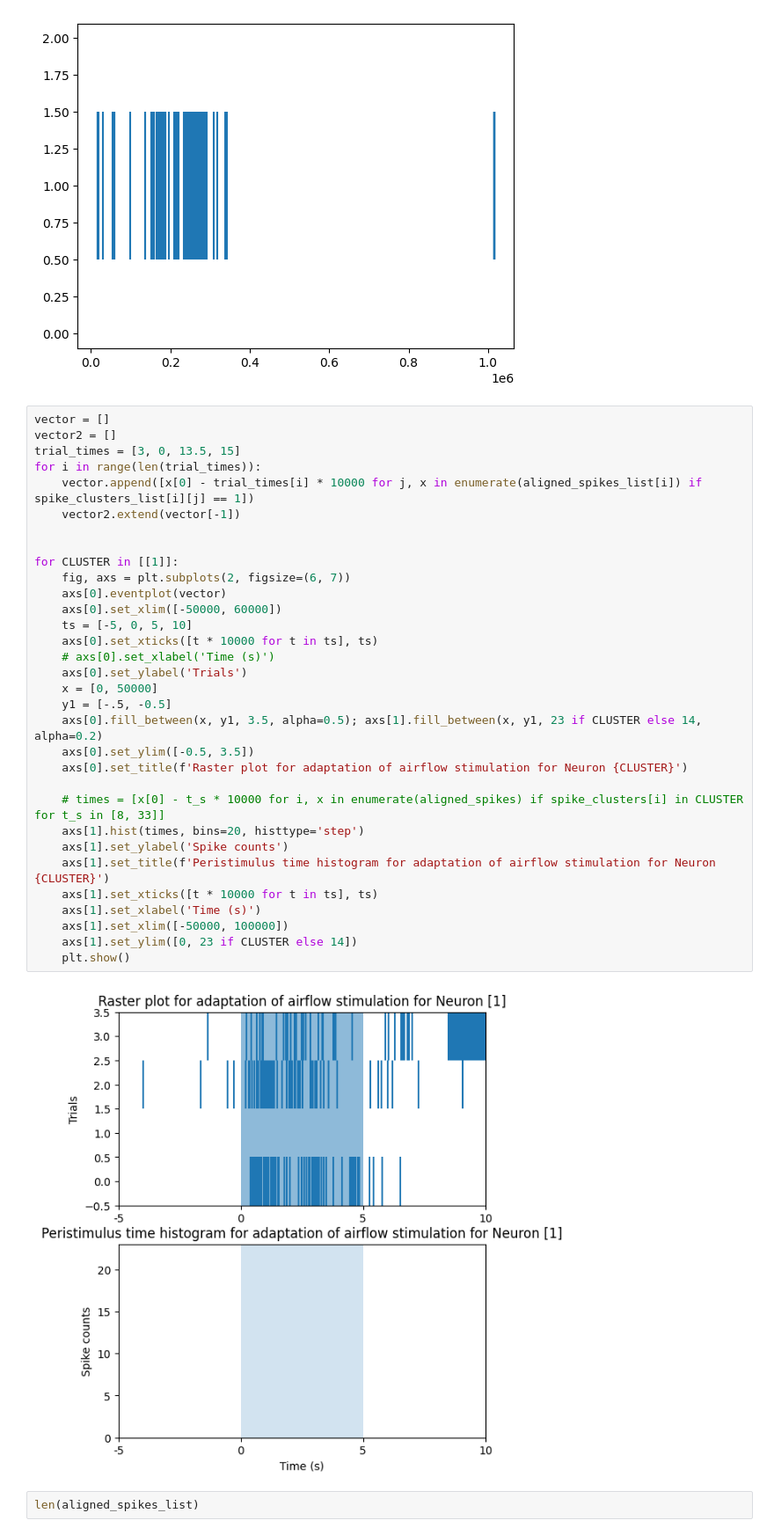
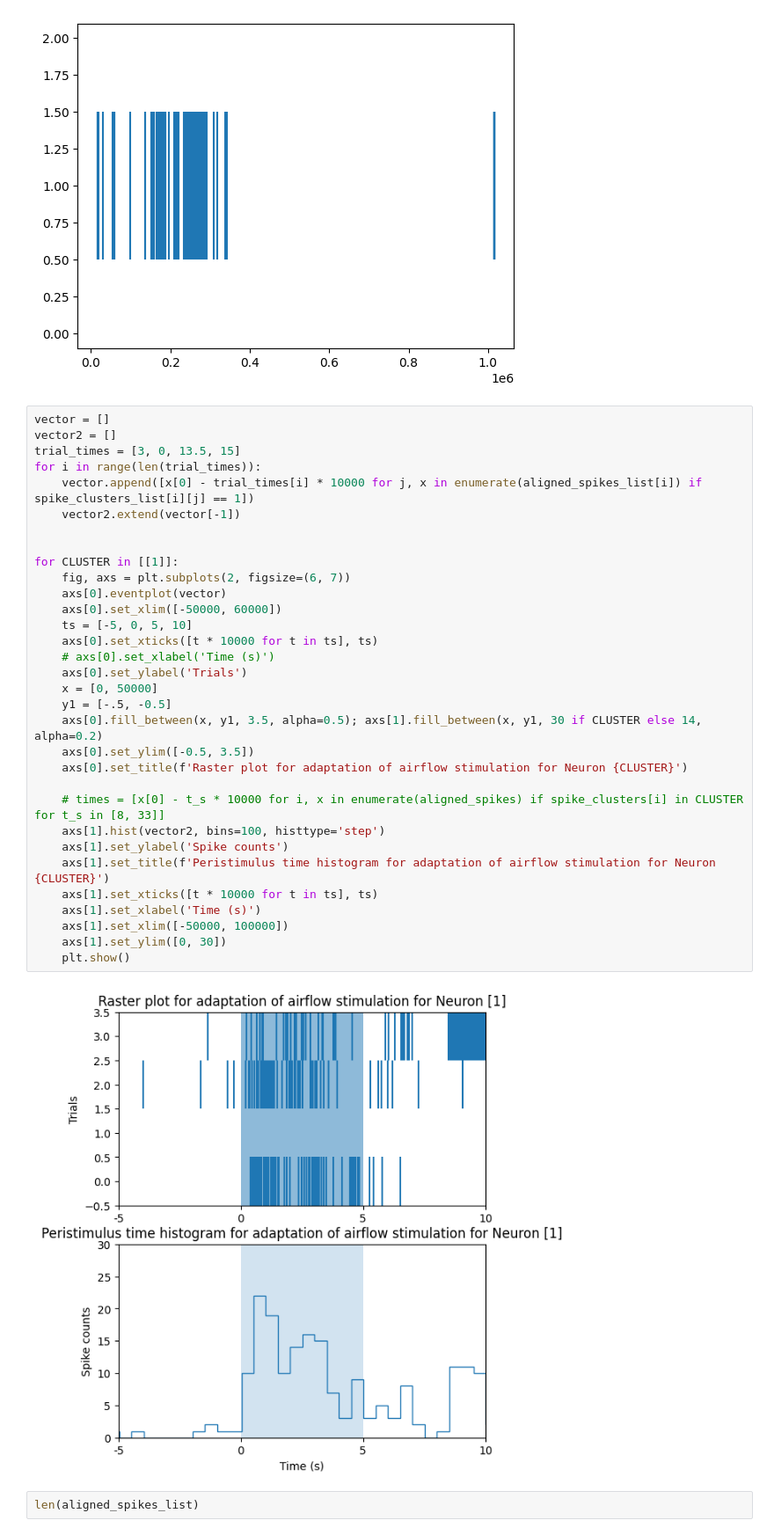
Before and after one commit to adishreeg/bi162-final-project, a Jupyter notebook: code/Sensory_Adaptation_5mL.ipynb, the cells around one changed output. Shown at 88% size. Saved outputs shown, nothing was run; the diff lists cells and outputs as text.

```diff
--- a/code/Sensory_Adaptation_5mL.ipynb
+++ b/code/Sensory_Adaptation_5mL.ipynb
@@ -468,37 +468,37 @@ plt.show()
 # %%
 vector = []
 vector2 = []
 trial_times = [3, 0, 13.5, 15]
 for i in range(len(trial_times)):
     vector.append([x[0] - trial_times[i] * 10000 for j, x in enumerate(aligned_spikes_list[i]) if spike_clusters_list[i][j] == 1])
     vector2.extend(vector[-1])
 
 
 for CLUSTER in [[1]]:
     fig, axs = plt.subplots(2, figsize=(6, 7))
     axs[0].eventplot(vector)
     axs[0].set_xlim([-50000, 60000])
     ts = [-5, 0, 5, 10]
     axs[0].set_xticks([t * 10000 for t in ts], ts)
     # axs[0].set_xlabel('Time (s)')
     axs[0].set_ylabel('Trials')
     x = [0, 50000]
     y1 = [-.5, -0.5]
-    axs[0].fill_between(x, y1, 3.5, alpha=0.5); axs[1].fill_between(x, y1, 23 if CLUSTER else 14, alpha=0.2)
+    axs[0].fill_between(x, y1, 3.5, alpha=0.5); axs[1].fill_between(x, y1, 30 if CLUSTER else 14, alpha=0.2)
     axs[0].set_ylim([-0.5, 3.5])
     axs[0].set_title(f'Raster plot for adaptation of airflow stimulation for Neuron {CLUSTER}')
 
     # times = [x[0] - t_s * 10000 for i, x in enumerate(aligned_spikes) if spike_clusters[i] in CLUSTER for t_s in [8, 33]]
-    axs[1].hist(times, bins=20, histtype='step')
+    axs[1].hist(vector2, bins=100, histtype='step')
     axs[1].set_ylabel('Spike counts')
     axs[1].set_title(f'Peristimulus time histogram for adaptation of airflow stimulation for Neuron {CLUSTER}')
     axs[1].set_xticks([t * 10000 for t in ts], ts)
     axs[1].set_xlabel('Time (s)')
     axs[1].set_xlim([-50000, 100000])
-    axs[1].set_ylim([0, 23 if CLUSTER else 14])
+    axs[1].set_ylim([0, 30])
     plt.show()
 # %% [output]
-[figure, old version]
+[figure, new version]
 # %%
 len(aligned_spikes_list)
 # %% [output]
```
